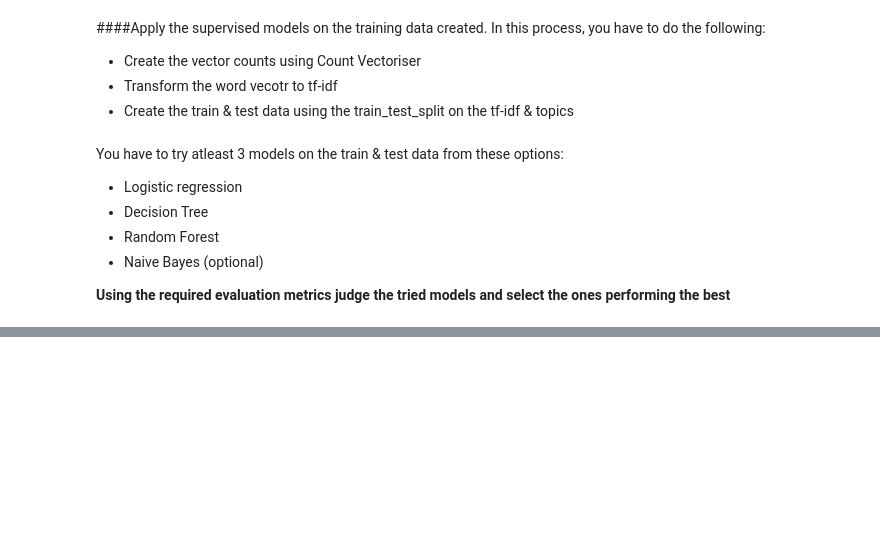
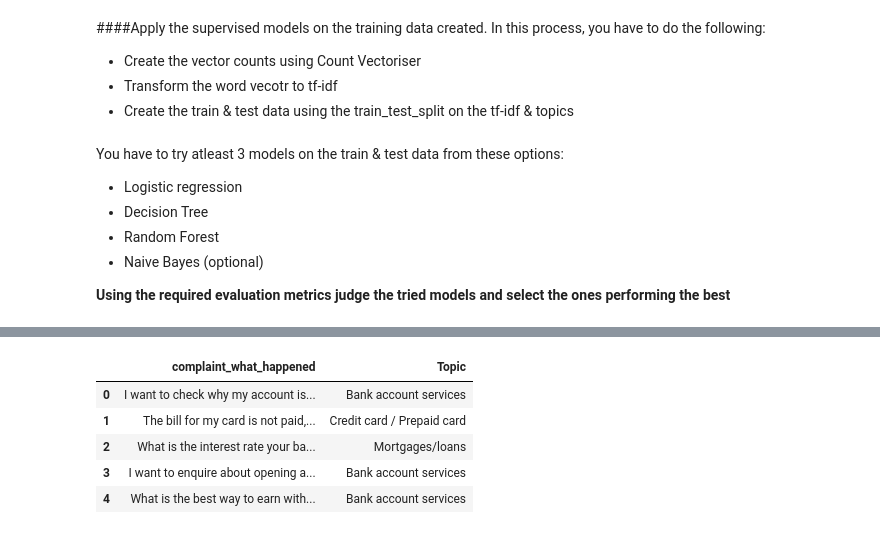
Before and after one commit to karthickchetti/Automatic_Ticket_Classification-NLP-Topic-Modelling, a Jupyter notebook: Automatic_Ticket_Classification_Assignment.ipynb, the cells around one changed output, grey strips where cells are left out. Drawn from its saved outputs; the diff is of its cells as text; code cells hidden in the pictures; blank space fills up the shorter version.

Commit message:
Added models

```diff
--- a/Automatic_Ticket_Classification_Assignment.ipynb
+++ b/Automatic_Ticket_Classification_Assignment.ipynb
@@ -535,3 +559,6 @@ You have to try atleast 3 models on the train & test data from these options:
 **Using the required evaluation metrics judge the tried models and select the ones performing the best**
 # %%
 # Write your code here to build any 3 models and evaluate them using the required metrics
+y = training_data[["Topic"]]
+from sklearn.model_selection import train_test_split
+X_train, X_test, y_train, y_test = train_test_split(X, y, test_size=0.2, random_state=42)
@@ -537,0 +573,7 @@ You have to try atleast 3 models on the train & test data from these options:
+# %%
+classifiers = [LogisticRegression(random_state=42),DecisionTreeClassifier(random_state=42),RandomForestClassifier(random_state=42)]
+# %%
+logistic = classifiers[0]
+logistic.fit(X_train,y_train)
+print("Logistic regression: ")
+print(classification_report(y_test,logistic.predict(X_test)))
@@ -537,0 +638,16 @@ You have to try atleast 3 models on the train & test data from these options:
+# %%
+test_sentences = pd.DataFrame({"complaint_what_happened":["I want to check why my account is not having money, is it because my account is breached?"," The bill for my card is not paid, what is the due amount for this month for my card?","What is the interest rate your bank offers for buying a house"," I want to enquire about opening a new account with your bank","What is the best way to earn without job?"]})
+# %%
+X_test_sentences = count_vect.transform(test_sentences["complaint_what_happened"])
+X_test_sentences = tfidf_model.transform(X_test_sentences)
+Topic_names = {0:"Bank account services",1:"Credit card / Prepaid card",2:"Mortgages/loans",3:"Theft/Dispute reporting",4:"Others"}
+test_sentences["Topic"]= logistic.predict(X_test_sentences)
+test_sentences["Topic"] = test_sentences["Topic"].map(Topic_names)
+test_sentences.head()
+# %% [output]
+|  | complaint_what_happened | Topic |
+| 0 | I want to check why my account is... | Bank account services |
+| 1 | The bill for my card is not paid,... | Credit card / Prepaid card |
+| 2 | What is the interest rate your ba... | Mortgages/loans |
+| 3 | I want to enquire about opening a... | Bank account services |
+| 4 | What is the best way to earn with... | Bank account services |
```
Also changed, not shown: parts of 14 cells of this notebook.
